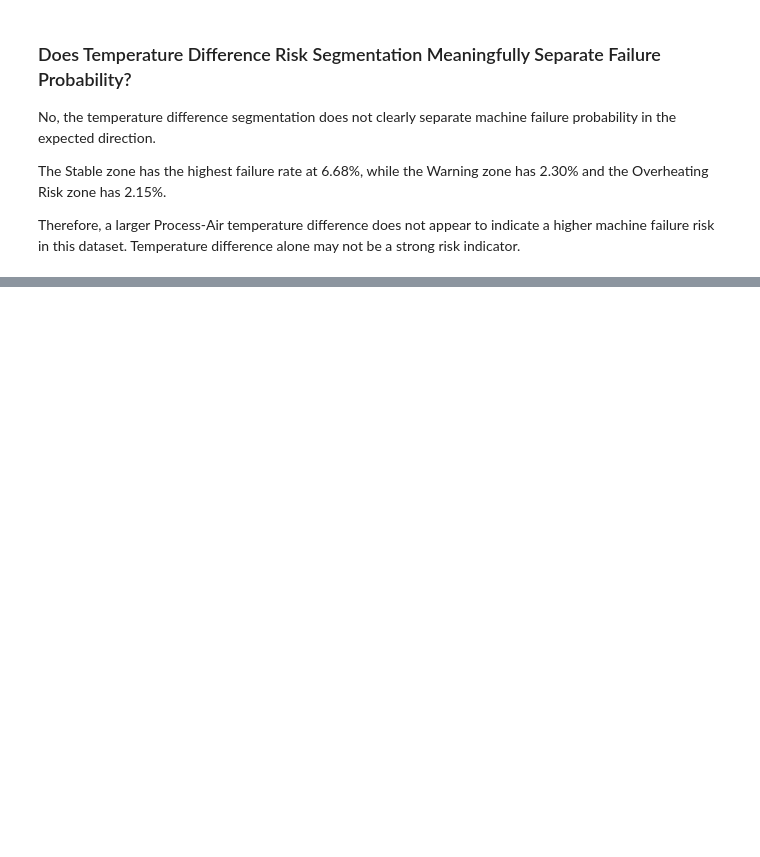
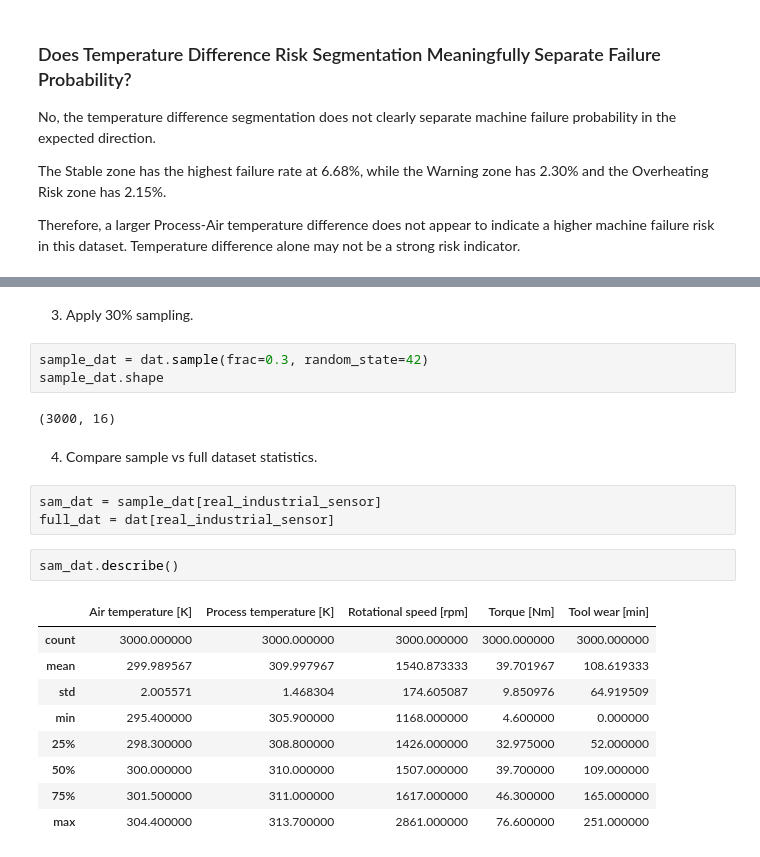
Before and after one commit to muenjmtst/ml_course_uni, a Jupyter notebook: p2/practice_2.ipynb, the cells around one changed output, grey strips where cells are left out. Cells and saved outputs as stored; diff of their text form; blank space fills up the shorter version.

```diff
--- a/p2/practice_2.ipynb
+++ b/p2/practice_2.ipynb
@@ -549,0 +590,24 @@ Therefore, a larger Process-Air temperature difference does not appear to indica
+# %% [markdown]
+3. Apply 30% sampling.
+# %%
+sample_dat = dat.sample(frac=0.3, random_state=42)
+sample_dat.shape
+# %% [output]
+(3000, 16)
+# %% [markdown]
+4. Compare sample vs full dataset statistics.
+# %%
+sam_dat = sample_dat[real_industrial_sensor]
+full_dat = dat[real_industrial_sensor]
+# %%
+sam_dat.describe()
+# %% [output]
+|  | Air temperature [K] | Process temperature [K] | Rotational speed [rpm] | Torque [Nm] | Tool wear [min] |
+| count | 3000.000000 | 3000.000000 | 3000.000000 | 3000.000000 | 3000.000000 |
+| mean | 299.989567 | 309.997967 | 1540.873333 | 39.701967 | 108.619333 |
+| std | 2.005571 | 1.468304 | 174.605087 | 9.850976 | 64.919509 |
+| min | 295.400000 | 305.900000 | 1168.000000 | 4.600000 | 0.000000 |
+| 25% | 298.300000 | 308.800000 | 1426.000000 | 32.975000 | 52.000000 |
+| 50% | 300.000000 | 310.000000 | 1507.000000 | 39.700000 | 109.000000 |
+| 75% | 301.500000 | 311.000000 | 1617.000000 | 46.300000 | 165.000000 |
+| max | 304.400000 | 313.700000 | 2861.000000 | 76.600000 | 251.000000 |
```
Also changed, not shown: parts of 18 cells of this notebook.
